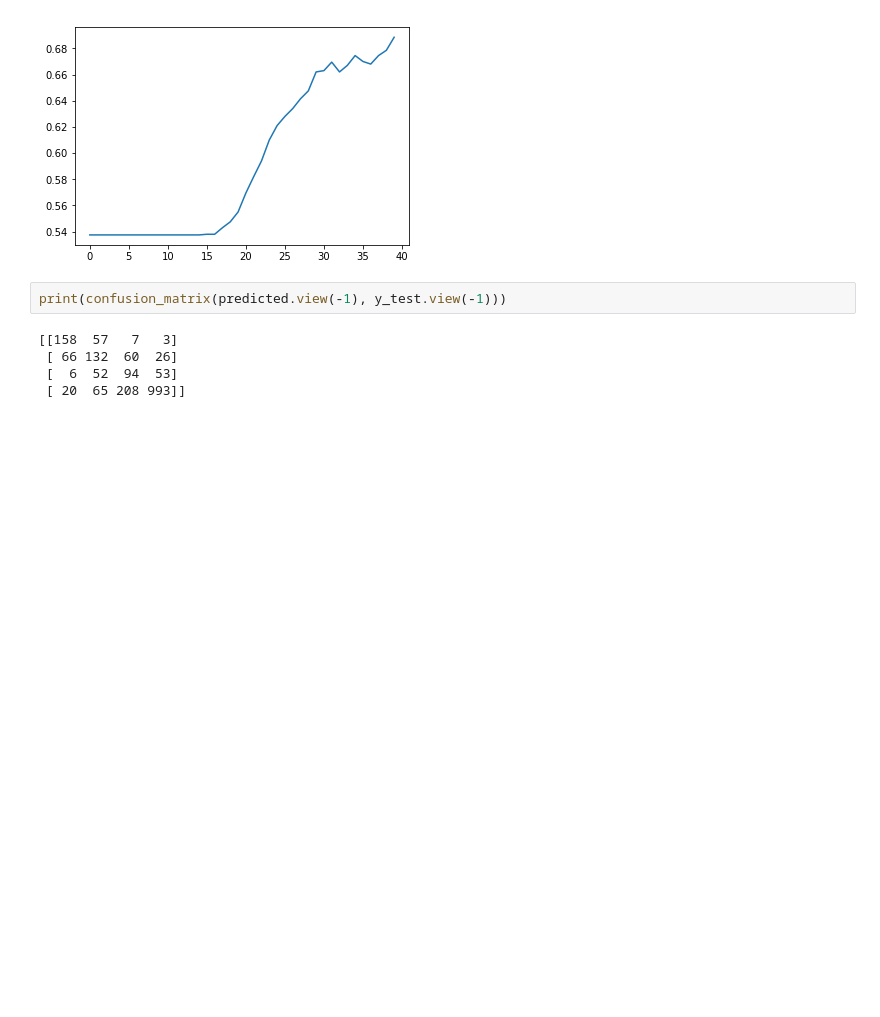
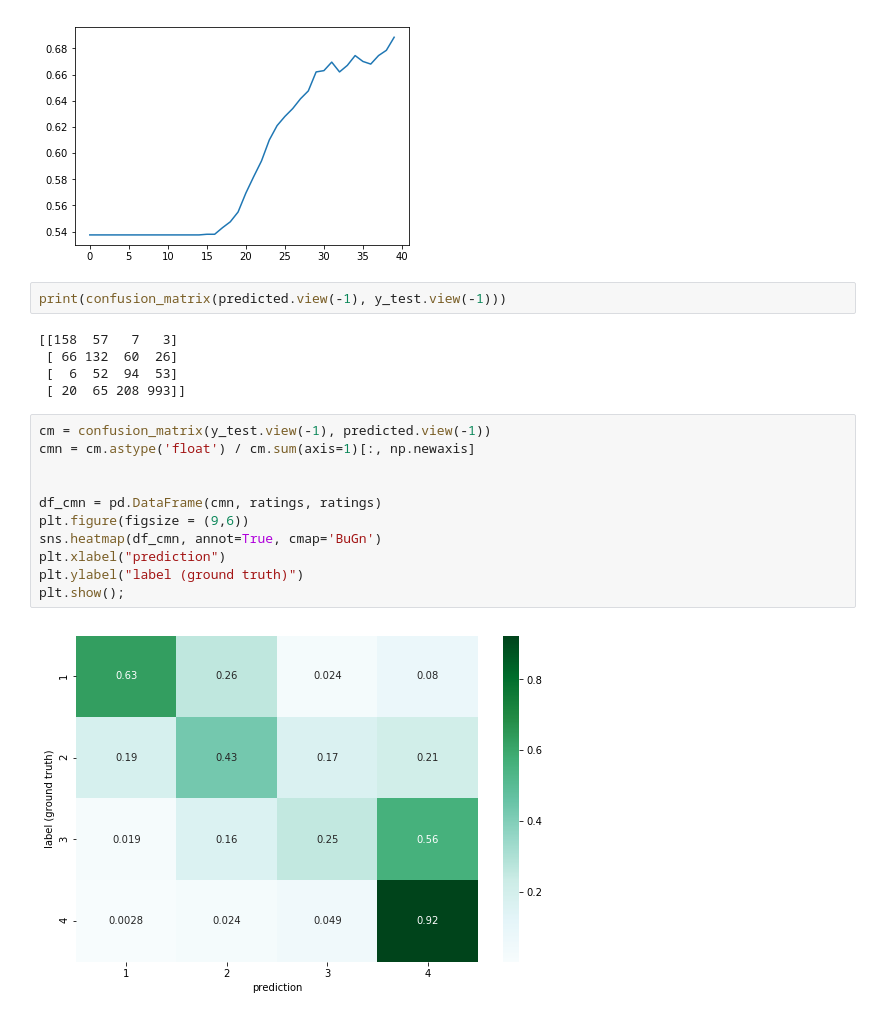
Before and after one commit to valfaro-v2/MagolegoTeamProject, a Jupyter notebook: Pytorch_models_dropout.ipynb, the cells around one changed output. Cells and saved outputs as stored; diff of their text form; blank space fills up the shorter version.

Commit message:
Added heatmap for ConfusionMatrix

```diff
--- a/Pytorch_models_dropout.ipynb
+++ b/Pytorch_models_dropout.ipynb
@@ -331,3 +333,16 @@ print(confusion_matrix(predicted.view(-1), y_test.view(-1)))
  [ 66 132  60  26]
  [  6  52  94  53]
  [ 20  65 208 993]]
+# %%
+cm = confusion_matrix(y_test.view(-1), predicted.view(-1))
+cmn = cm.astype('float') / cm.sum(axis=1)[:, np.newaxis]
+
+
+df_cmn = pd.DataFrame(cmn, ratings, ratings)
+plt.figure(figsize = (9,6))
+sns.heatmap(df_cmn, annot=True, cmap='BuGn')
+plt.xlabel("prediction")
+plt.ylabel("label (ground truth)")
+plt.show();
+# %% [output]
+[figure, added]
```
Also changed, not shown: parts of 1 cell of this notebook.
